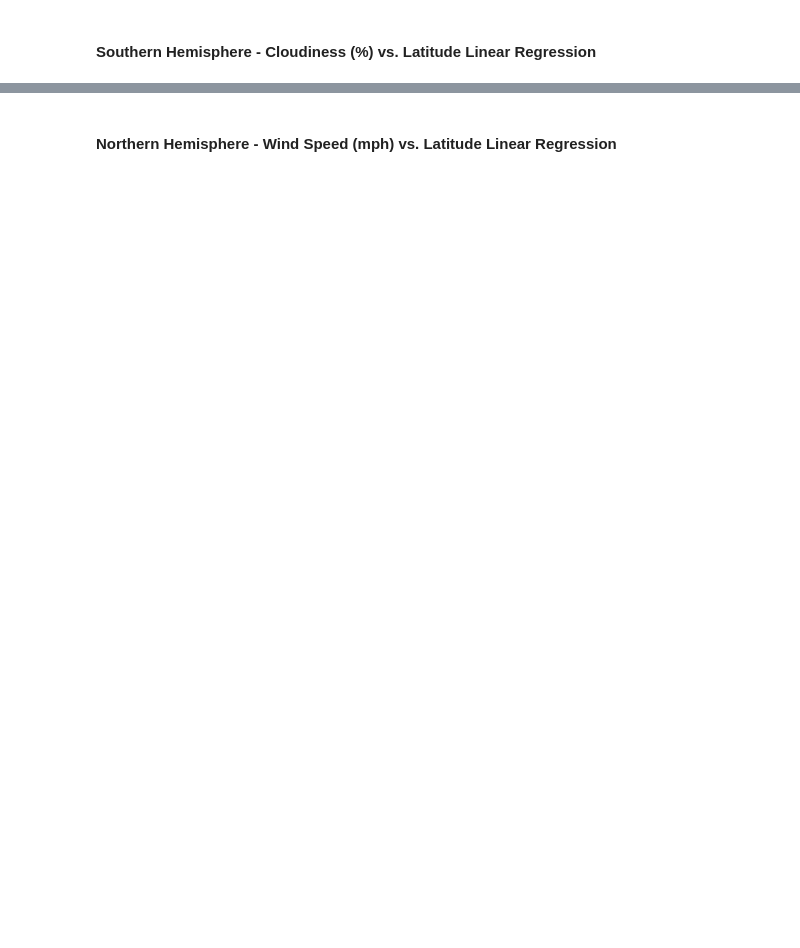
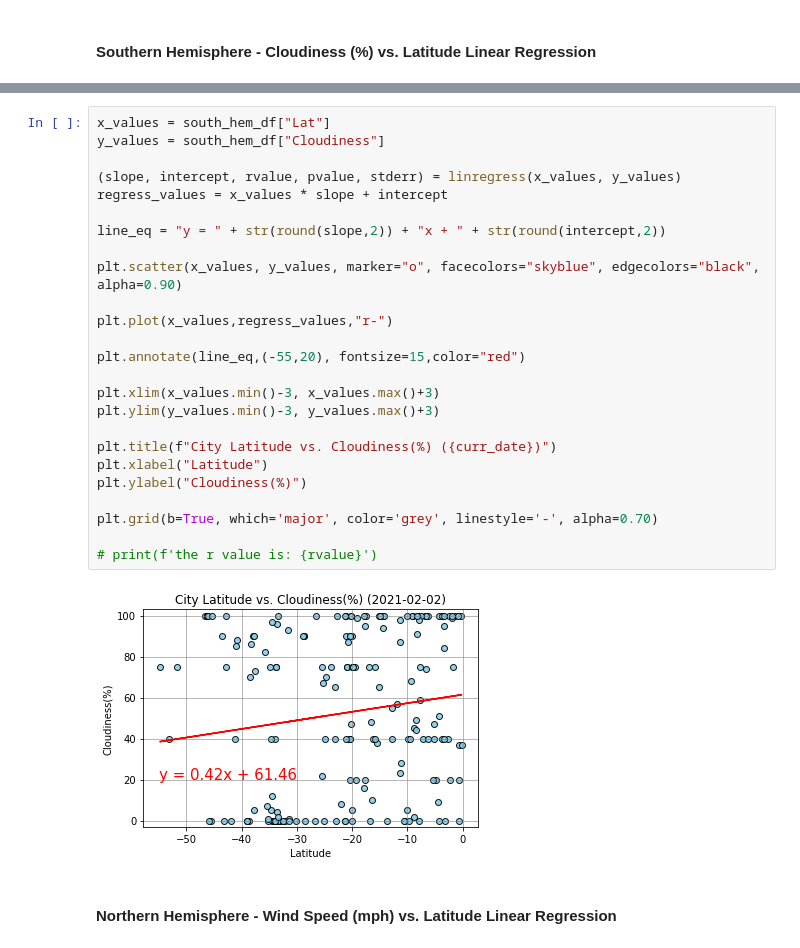
Before and after one commit to CameronFarquhar/Python_API, a Jupyter notebook: WeatherPy/WeatherPy.ipynb, the cells around one changed output, grey strips where cells are left out. Drawn from its saved outputs; the diff is of its cells as text; blank space fills up the shorter version.

```diff
--- a/WeatherPy/WeatherPy.ipynb
+++ b/WeatherPy/WeatherPy.ipynb
@@ -360,2 +377,29 @@ The r-value is: 0.0035263772085582894
+# %%
+x_values = south_hem_df["Lat"]
+y_values = south_hem_df["Cloudiness"]
+
+(slope, intercept, rvalue, pvalue, stderr) = linregress(x_values, y_values)
+regress_values = x_values * slope + intercept
+
+line_eq = "y = " + str(round(slope,2)) + "x + " + str(round(intercept,2))
+
+plt.scatter(x_values, y_values, marker="o", facecolors="skyblue", edgecolors="black", alpha=0.90)
+
+plt.plot(x_values,regress_values,"r-")
+
+plt.annotate(line_eq,(-55,20), fontsize=15,color="red")
+
+plt.xlim(x_values.min()-3, x_values.max()+3)
+plt.ylim(y_values.min()-3, y_values.max()+3)
+
+plt.title(f"City Latitude vs. Cloudiness(%) ({curr_date})")
+plt.xlabel("Latitude")
+plt.ylabel("Cloudiness(%)")
+
+plt.grid(b=True, which='major', color='grey', linestyle='-', alpha=0.70)
+
+# print(f'the r value is: {rvalue}')
+# %% [output]
+[figure, added]
 # %% [markdown]
 ####  Northern Hemisphere - Wind Speed (mph) vs. Latitude Linear Regression
```
Also changed, not shown: parts of 9 cells of this notebook.
